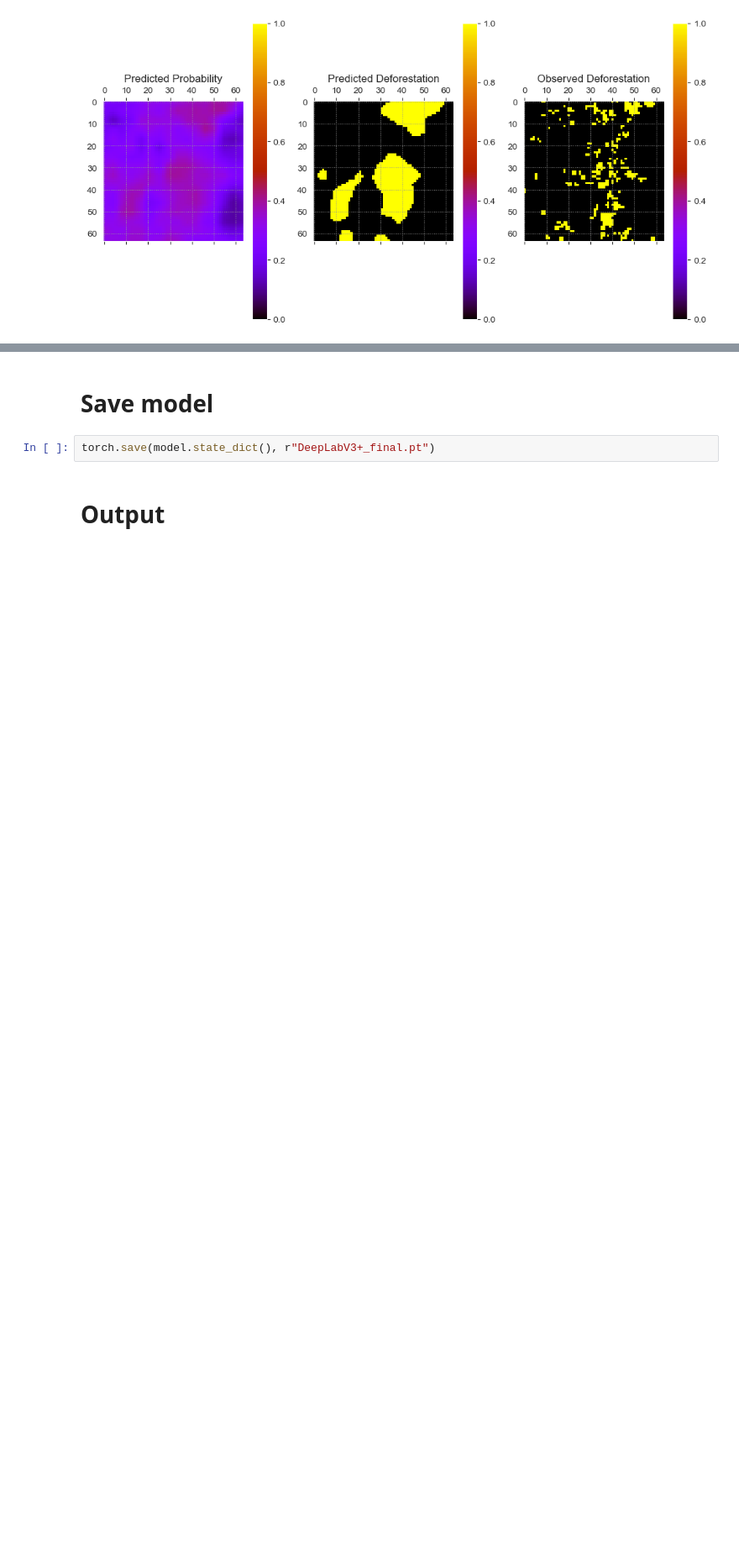
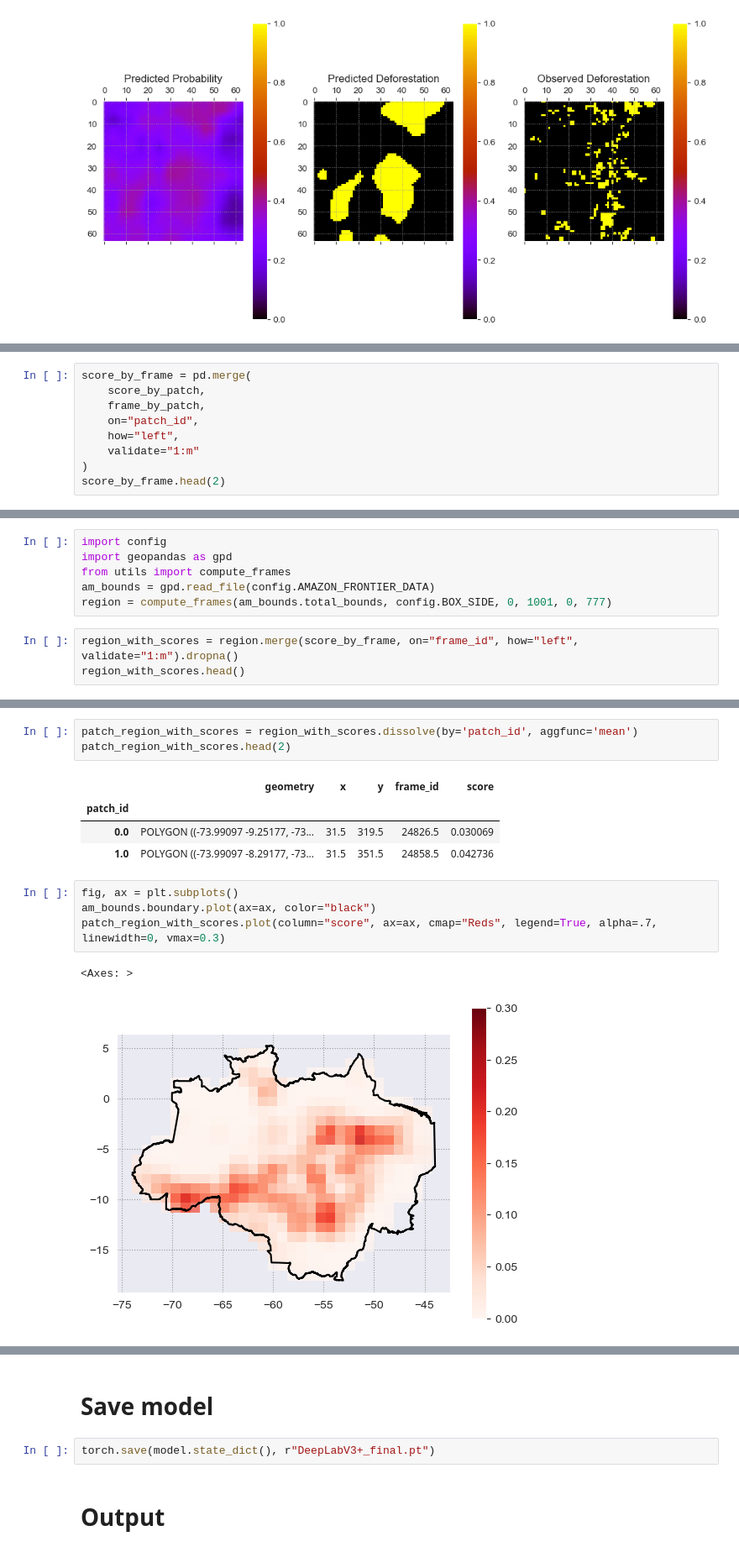
Before and after one commit to Giovanni3A/deforestation_forecast, a Jupyter notebook: 5_model_analysis.ipynb, the cells around one changed output, grey strips where cells are left out. Shown at 84% size. Saved outputs shown, nothing was run; the diff lists cells and outputs as text; blank space fills up the shorter version.

```diff
--- a/5_model_analysis.ipynb
+++ b/5_model_analysis.ipynb
@@ -310,0 +343,9 @@ fig.show()
+# %%
+score_by_frame = pd.merge(
+    score_by_patch,
+    frame_by_patch,
+    on="patch_id",
+    how="left",
+    validate="1:m"
+)
+score_by_frame.head(2)
@@ -310,0 +356,9 @@ fig.show()
+# %%
+import config
+import geopandas as gpd
+from utils import compute_frames
+am_bounds = gpd.read_file(config.AMAZON_FRONTIER_DATA)
+region = compute_frames(am_bounds.total_bounds, config.BOX_SIDE, 0, 1001, 0, 777)
+# %%
+region_with_scores = region.merge(score_by_frame, on="frame_id", how="left", validate="1:m").dropna()
+region_with_scores.head()
@@ -310,0 +372,15 @@ fig.show()
+# %%
+patch_region_with_scores = region_with_scores.dissolve(by='patch_id', aggfunc='mean')
+patch_region_with_scores.head(2)
+# %% [output]
+|  | geometry | x | y | frame_id | score |
+| patch_id |  |  |  |  |  |
+| 0.0 | POLYGON ((-73.99097 -9.25177, -73... | 31.5 | 319.5 | 24826.5 | 0.030069 |
+| 1.0 | POLYGON ((-73.99097 -8.29177, -73... | 31.5 | 351.5 | 24858.5 | 0.042736 |
+# %%
+fig, ax = plt.subplots()
+am_bounds.boundary.plot(ax=ax, color="black")
+patch_region_with_scores.plot(column="score", ax=ax, cmap="Reds", legend=True, alpha=.7, linewidth=0, vmax=0.3)
+# %% [output]
+<Axes: >
+[figure, added]
```
Also changed, not shown: parts of 20 cells of this notebook, 1 other file.
